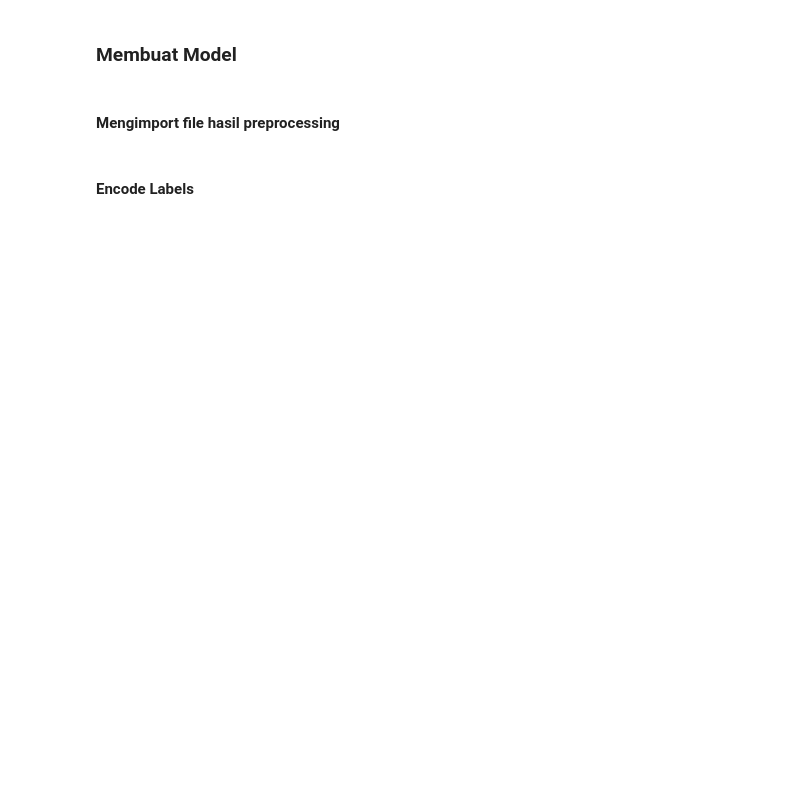
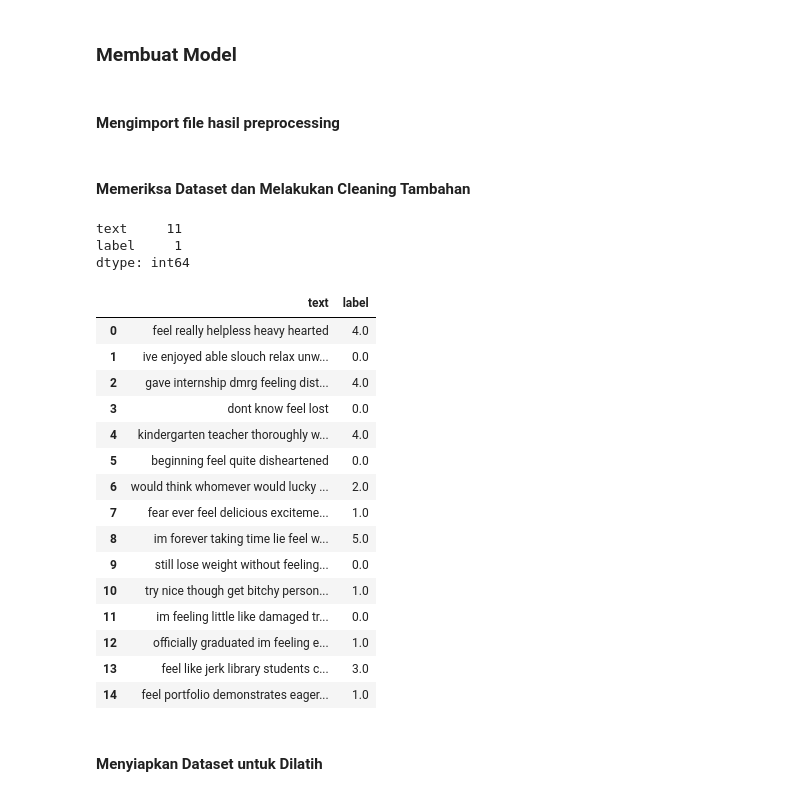
Before and after one commit to Capstone-DIY/Machine-Learning, a Jupyter notebook: notebooks/model.ipynb, the cells around one changed output. Cells and saved outputs as stored; diff of their text form; code cells hidden in the pictures; blank space fills up the shorter version.

```diff
--- a/notebooks/model.ipynb
+++ b/notebooks/model.ipynb
@@ -93,6 +80,4 @@ from lime.lime_base import LimeBase
 #### Mengimport file hasil preprocessing
 # %%
 # Load CSV files into DataFrames
-data_train = pd.read_csv('../datasets/output_preprocess/data_train.csv')
-data_test = pd.read_csv('../datasets/output_preprocess/data_test.csv')
-data_val = pd.read_csv('../datasets/output_preprocess/data_val.csv')
+df = pd.read_csv('../datasets/output_preprocess/dataset.csv')
@@ -109,2 +83,0 @@ y_val = data_val['label']
-# %% [markdown]
-#### Encode Labels
@@ -115,0 +84,31 @@ y_val = le.transform(y_val)
+# %% [markdown]
+#### Memeriksa Dataset dan Melakukan Cleaning Tambahan
+# %%
+df.isna().sum()
+# %% [output]
+text     11
+label     1
+dtype: int64
+# %%
+df = df.dropna()
+# %%
+df.head(15)
+# %% [output]
+|  | text | label |
+| 0 | feel really helpless heavy hearted | 4.0 |
+| 1 | ive enjoyed able slouch relax unw... | 0.0 |
+| 2 | gave internship dmrg feeling dist... | 4.0 |
+| 3 | dont know feel lost | 0.0 |
+| 4 | kindergarten teacher thoroughly w... | 4.0 |
+| 5 | beginning feel quite disheartened | 0.0 |
+| 6 | would think whomever would lucky ... | 2.0 |
+| 7 | fear ever feel delicious exciteme... | 1.0 |
+| 8 | im forever taking time lie feel w... | 5.0 |
+| 9 | still lose weight without feeling... | 0.0 |
+| 10 | try nice though get bitchy person... | 1.0 |
+| 11 | im feeling little like damaged tr... | 0.0 |
+| 12 | officially graduated im feeling e... | 1.0 |
+| 13 | feel like jerk library students c... | 3.0 |
+| 14 | feel portfolio demonstrates eager... | 1.0 |
+# %% [markdown]
+#### Menyiapkan Dataset untuk Dilatih
```
Also changed, not shown: parts of 27 cells of this notebook, 14 other files.
